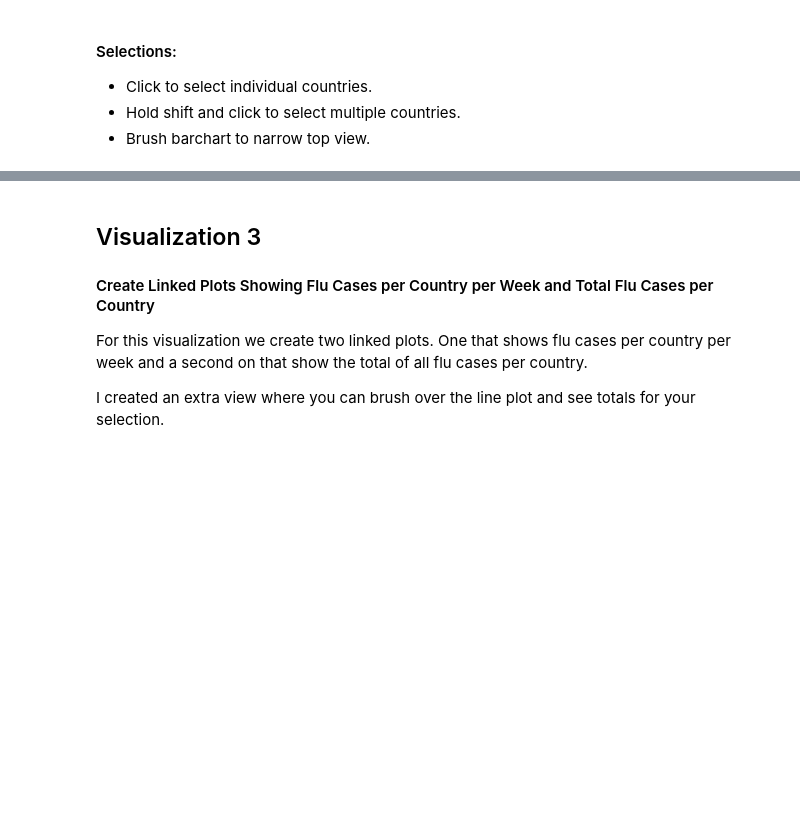
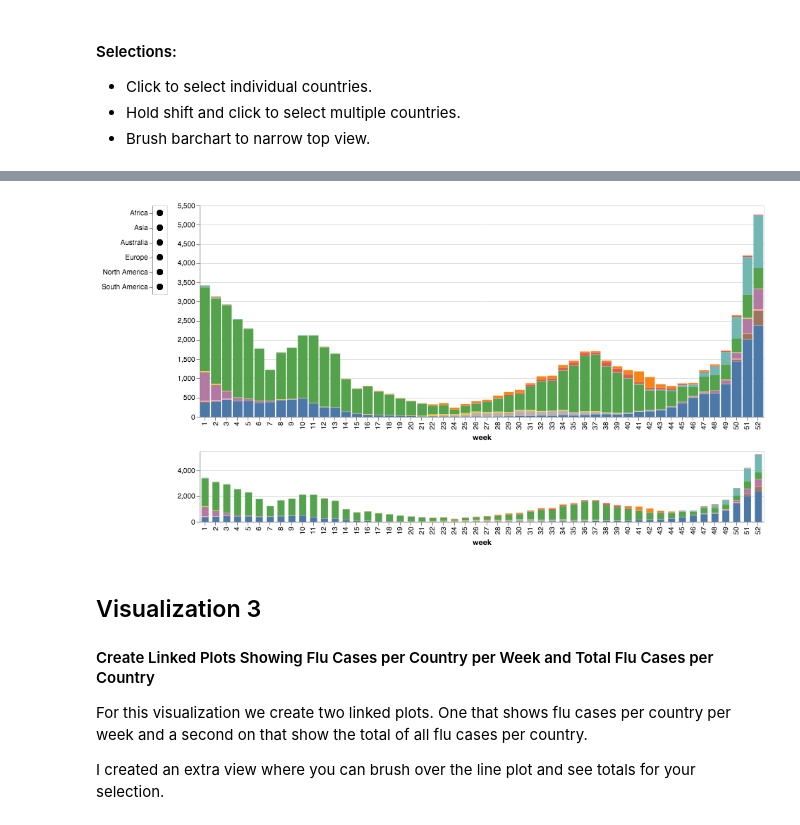
Before and after one commit to manzt/flu-mcv, a Jupyter notebook: flu.ipynb, the cells around one changed output, grey strips where cells are left out. Saved outputs shown, nothing was run; the diff lists cells and outputs as text; code cells hidden in the pictures; blank space fills up the shorter version.

Commit message:
Update visual 2.

```diff
--- a/flu.ipynb
+++ b/flu.ipynb
@@ -33,0 +7,6 @@ data.head()
+# %%
+flu = pd.read_csv('flunet2010_11countries.csv', header=[0,1])
+cols = flu.columns.tolist()
+normed = pd.melt(flu, id_vars=[cols[0]], value_vars=cols[1:], var_name=['continent','country'])
+normed = normed.rename(columns={normed.columns[0]: 'week'})
+normed.head()
@@ -84,3 +75,41 @@ legend | (line & hist)
+# %%
+click = alt.selection_multi(encodings=['y'])
+brush = alt.selection_interval(encodings=['x'])
+
+
+bar = alt.Chart(normed).mark_bar().encode(
+    alt.Color('country:N', legend=None),
+    alt.X('week:N'),
+    alt.Y('sum(value)', title=None),
+    tooltip=['country']
+).transform_filter(
+    click
+).transform_filter(
+    brush
+).properties(
+    width=800,
+)
+
+bar_overview = alt.Chart(normed).mark_bar(size=10).encode(
+    alt.X('week:N'),
+    alt.Y('sum(value)', title=None),
+    alt.Color('country:N', legend=None)
+).properties(
+    height=100,
+    width=800,
+    selection=brush
+)
+
+legend = alt.Chart(normed).mark_circle(size=60).encode(
+    alt.Y('continent:N', title=None),
+    color=alt.condition(click, alt.value('black'), alt.value('lightgray'))
+).properties(
+    selection=click
+)
+
+legend | (bar & bar_overview)
+# %% [output]
+[figure, added]
 # %% [markdown]
 ## Visualization 3
 #### Create Linked Plots Showing Flu Cases per Country per Week and Total Flu Cases per Country
```
Also changed, not shown: parts of 8 cells of this notebook.
